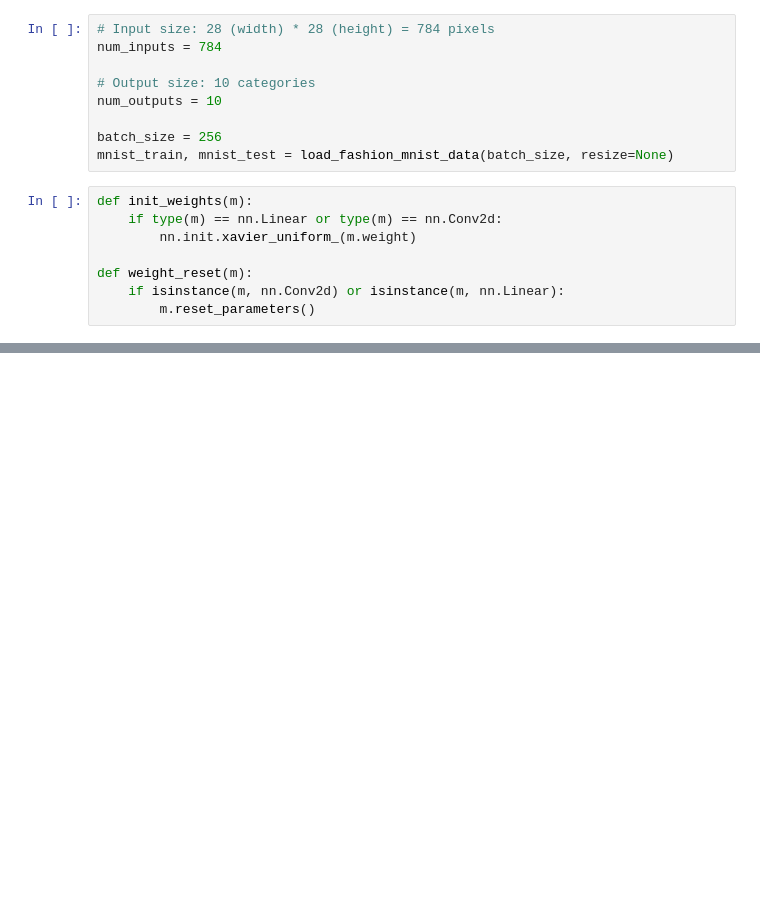
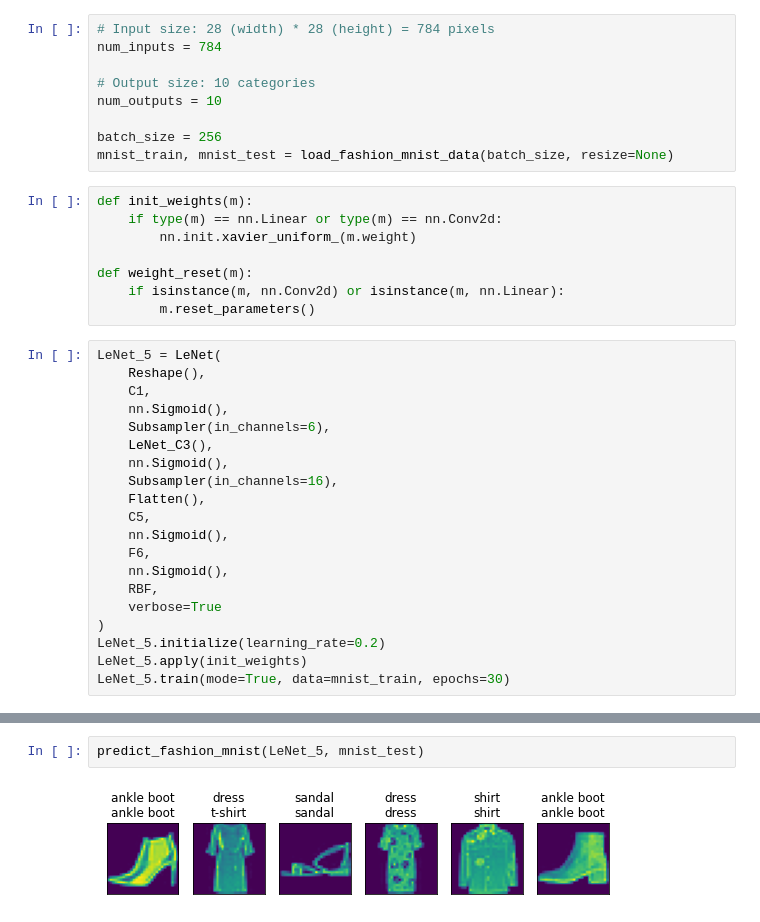
Before and after one commit to M0gician/DeepLearningPlayground, a Jupyter notebook: LeNet.ipynb, the cells around one changed output, grey strips where cells are left out. Saved outputs shown, nothing was run; the diff lists cells and outputs as text; blank space fills up the shorter version.

```diff
--- a/LeNet.ipynb
+++ b/LeNet.ipynb
@@ -29,3 +29,23 @@ def init_weights(m):
 def weight_reset(m):
     if isinstance(m, nn.Conv2d) or isinstance(m, nn.Linear):
         m.reset_parameters()
+# %%
+LeNet_5 = LeNet(
+    Reshape(),
+    C1,
+    nn.Sigmoid(),
+    Subsampler(in_channels=6),
+    LeNet_C3(),
+    nn.Sigmoid(),
+    Subsampler(in_channels=16),
+    Flatten(),
+    C5,
+    nn.Sigmoid(),
+    F6,
+    nn.Sigmoid(),
+    RBF,
+    verbose=True
+)
+LeNet_5.initialize(learning_rate=0.2)
+LeNet_5.apply(init_weights)
+LeNet_5.train(mode=True, data=mnist_train, epochs=30)
@@ -31,0 +87,4 @@ def weight_reset(m):
+# %%
+predict_fashion_mnist(LeNet_5, mnist_test)
+# %% [output]
+[figure, added]
```
Also changed, not shown: parts of 12 cells of this notebook, 1 other file.
